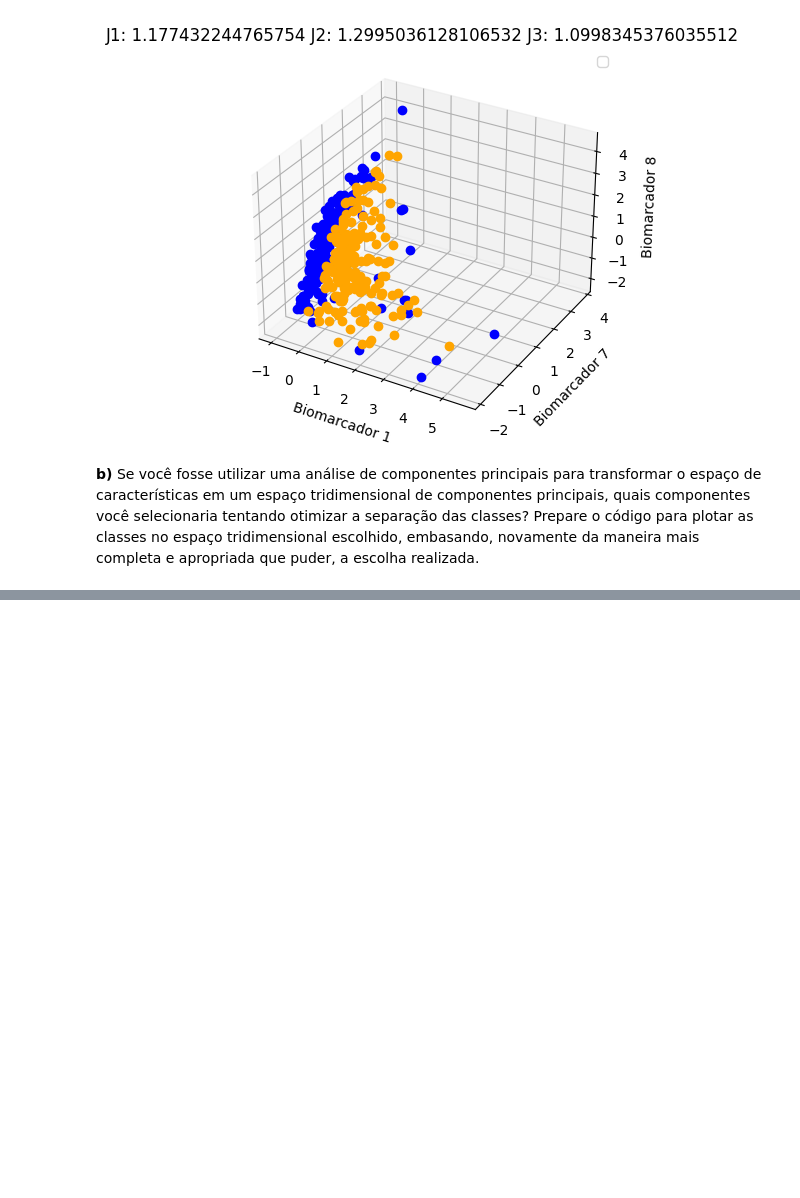
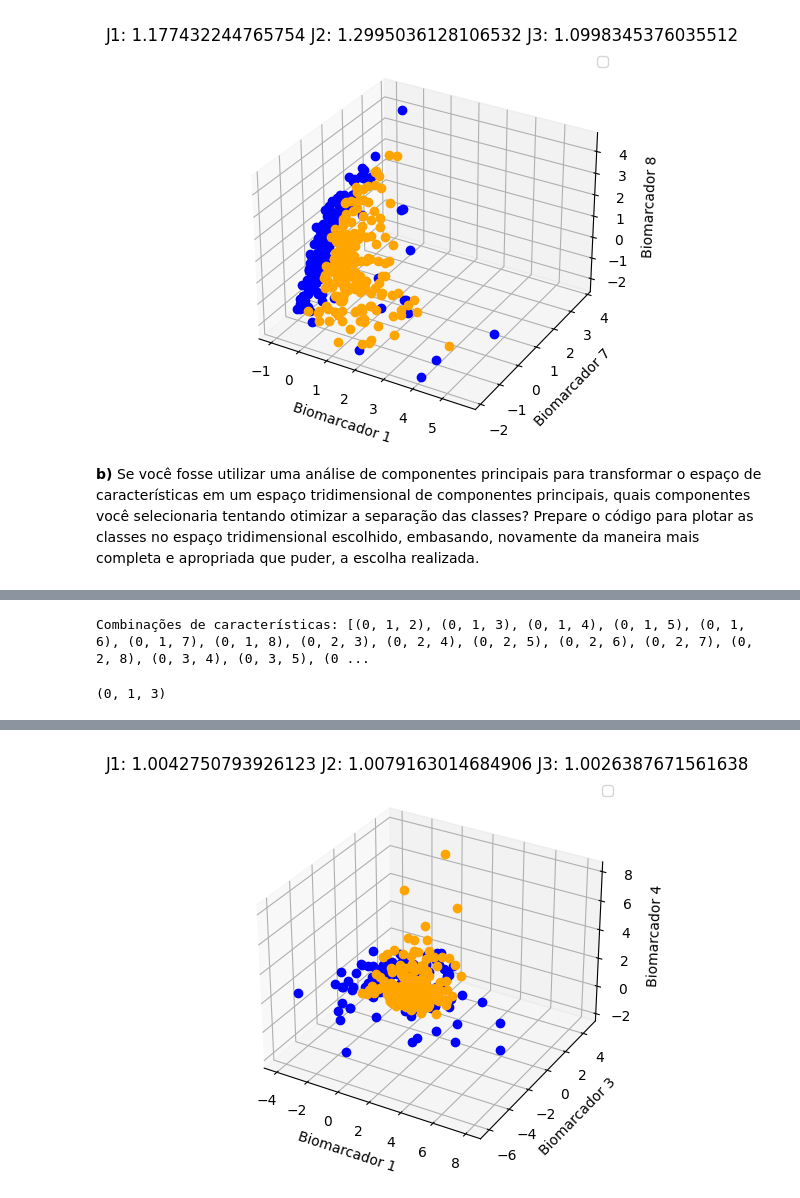
Before and after one commit to gsfreitas/engenharia-medica, a Jupyter notebook: atividade_pratica_5.ipynb, the cells around one changed output, grey strips where cells are left out. Drawn from its saved outputs; the diff is of its cells as text; code cells hidden in the pictures; blank space fills up the shorter version.

```diff
--- a/atividade_pratica_5.ipynb
+++ b/atividade_pratica_5.ipynb
@@ -117,7 +113,7 @@ def t3_normaliza(dados,metodo='linear',r=1):
 # %%
 # calculando as dimensoes das classes
 (lh, ch) = np.shape(no_out_higidos)
-(ls, cs) = np.shape(no_out_saudaveis)
+(ls, cs) = np.shape(no_out_diabetes)
 
 # calculo de todas as dimensoes
 all_dimensions = lh + ls
@@ -126,7 +122,7 @@ ones = np.ones(all_dimensions-len(zeros))
 all_classes = np.concatenate((zeros, ones))
 
 # junta as duas classes
-all_data = np.concatenate((no_out_higidos, no_out_saudaveis))
+all_data = np.concatenate((no_out_higidos, no_out_diabetes))
 
 # define o metodo
 method = ['linear']
@@ -140,7 +136,7 @@ for metodo in method:
 
 # Separando os dados normalizados para cada variavel
 norm_higidos = norm[all_classes == 0].T
-norm_saudaveis = norm[all_classes == 1].T
+norm_diabetes = norm[all_classes == 1].T
 # %%
 def t3_matrizesdeespalhamento(classes,selcars):
     #Calcula as matrizes de espalhamento a partir de uma lista de classes
@@ -228,3 +223,6 @@ WARNING:matplotlib.legend:No artists with labels found to put in legend.  Note t
 [figure]
 # %% [markdown]
 **b)** Se você fosse utilizar uma análise de componentes principais para transformar o espaço de características em um espaço tridimensional de componentes principais, quais componentes você selecionaria tentando otimizar a separação das classes? Prepare o código para plotar as classes no espaço tridimensional escolhido, embasando, novamente da maneira mais completa e apropriada que puder, a escolha realizada.
+# %%
+# juntando as classes
+all_classes = np.concatenate((norm_higidos, norm_diabetes), axis=1)
@@ -265,0 +255,11 @@ v.shape
+# %%
+# calculo da pca
+w, mse, dadosproj, v = t4_pca(all_classes, m=9)
+# %%
+# dimensionando as classes
+nch, nph = np.shape(norm_higidos)
+ncd, npd = np.shape(norm_diabetes)
+
+# separando as classes do novo espaço
+proj_higidos = dadosproj[:,:nph]
+proj_diabetes = dadosproj[:, :npd]
@@ -265,0 +286,33 @@ v.shape
+# %%
+# juntando as duas classes
+new_classes = [proj_higidos, proj_diabetes]
+
+# aplicando a função de seleção vetorial
+J1, J2, J3, combs = t3_selvetorial(new_classes, 3)
+
+print(f"Combinações de características: {combs}")
+# %% [output]
+Combinações de características: [(0, 1, 2), (0, 1, 3), (0, 1, 4), (0, 1, 5), (0, 1, 6), (0, 1, 7), (0, 1, 8), (0, 2, 3), (0, 2, 4), (0, 2, 5), (0, 2, 6), (0, 2, 7), (0, 2, 8), (0, 3, 4), (0, 3, 5), (0 ...
+# %%
+# selecionando a melhor combinação com base no J3
+best_position = np.argmax(J3)
+best_comb = combs[best_position]
+best_comb
+# %% [output]
+(0, 1, 3)
+# %%
+plt.figure(figsize=(12,5))
+ax=plt.axes(projection='3d')
+ax.plot(proj_higidos[0], proj_higidos[1], proj_higidos[3], 'o', fillstyle='full', color='blue')
+ax.plot(norm_diabetes[0], norm_diabetes[1], norm_diabetes[3], 'o', fillstyle='full', color='orange')
+
+# Configurar rótulos dos eixos
+ax.set_xlabel('Biomarcador 1')
+ax.set_ylabel('Biomarcador 3')
+ax.set_zlabel('Biomarcador 4')
+
+# Exibir o gráfico
+plt.legend()
+plt.title(f"J1: {np.max(J1)} J2: {np.max(J2)} J3: {np.max(J3)}")
+plt.show()
+# %% [output]
@@ -265,0 +320 @@ v.shape
+[figure, added]
```
Also changed, not shown: parts of 12 cells of this notebook.
